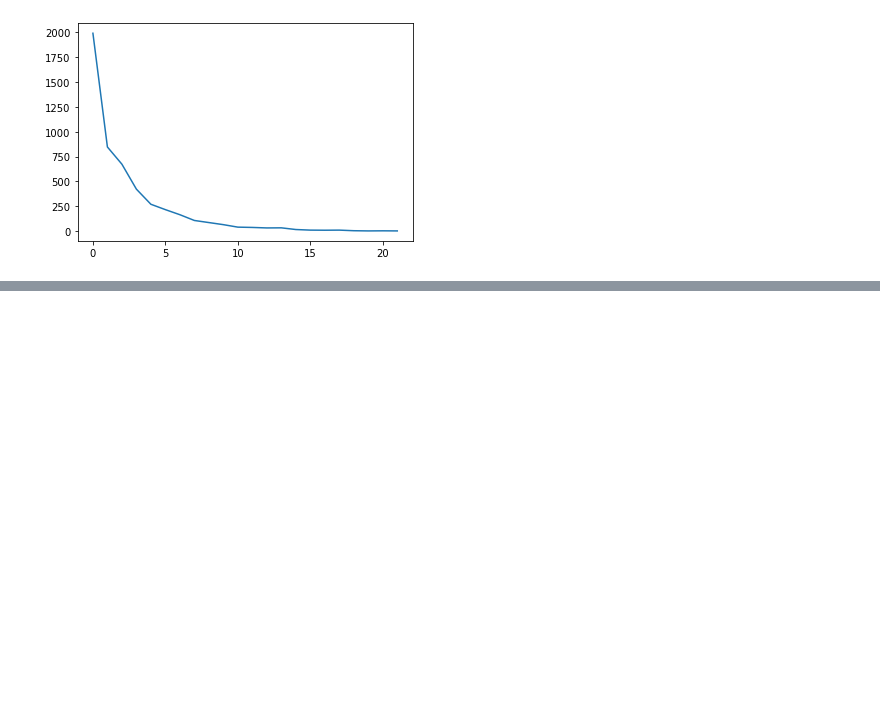
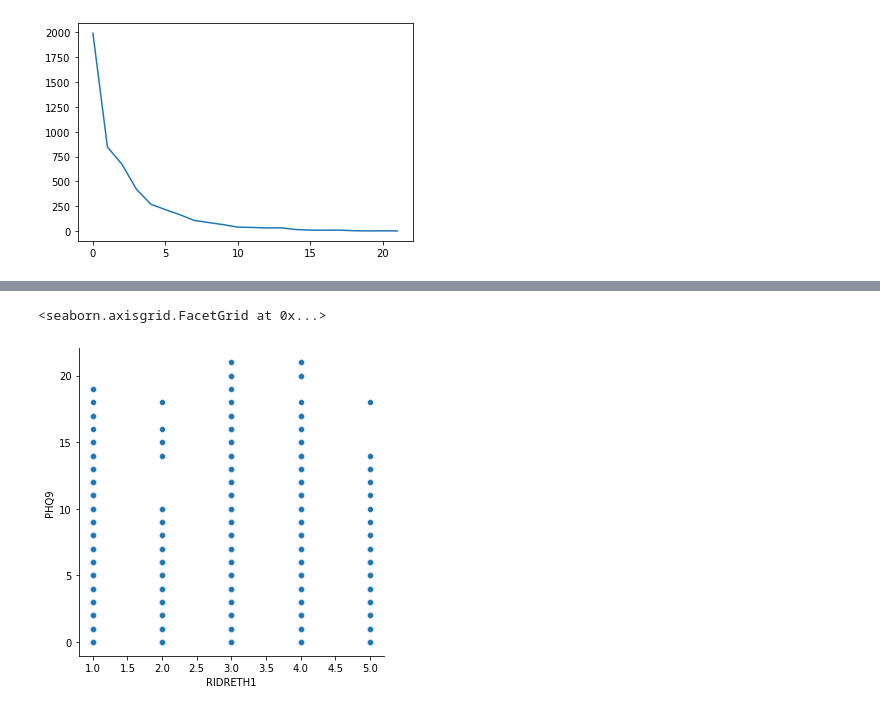
Before and after one commit to onemarcos/Tera-Jupyter-Notebook, a Jupyter notebook: Desafio Inferência/Desafio Inferência.ipynb, the cells around one changed output, grey strips where cells are left out. Drawn from its saved outputs; the diff is of its cells as text; code cells hidden in the pictures; blank space fills up the shorter version.

```diff
--- a/Desafio Inferência/Desafio Inferência.ipynb
+++ b/Desafio Inferência/Desafio Inferência.ipynb
@@ -194,0 +170,5 @@ df_clean['PHQ9'].value_counts().sort_index().plot.line()
+# %%
+sns.relplot(x="RIDRETH1", y="PHQ9", data=df_clean)
+# %% [output]
+<seaborn.axisgrid.FacetGrid at 0x...>
+[figure, added]
```
Also changed, not shown: parts of 7 cells of this notebook, 5 other files.
